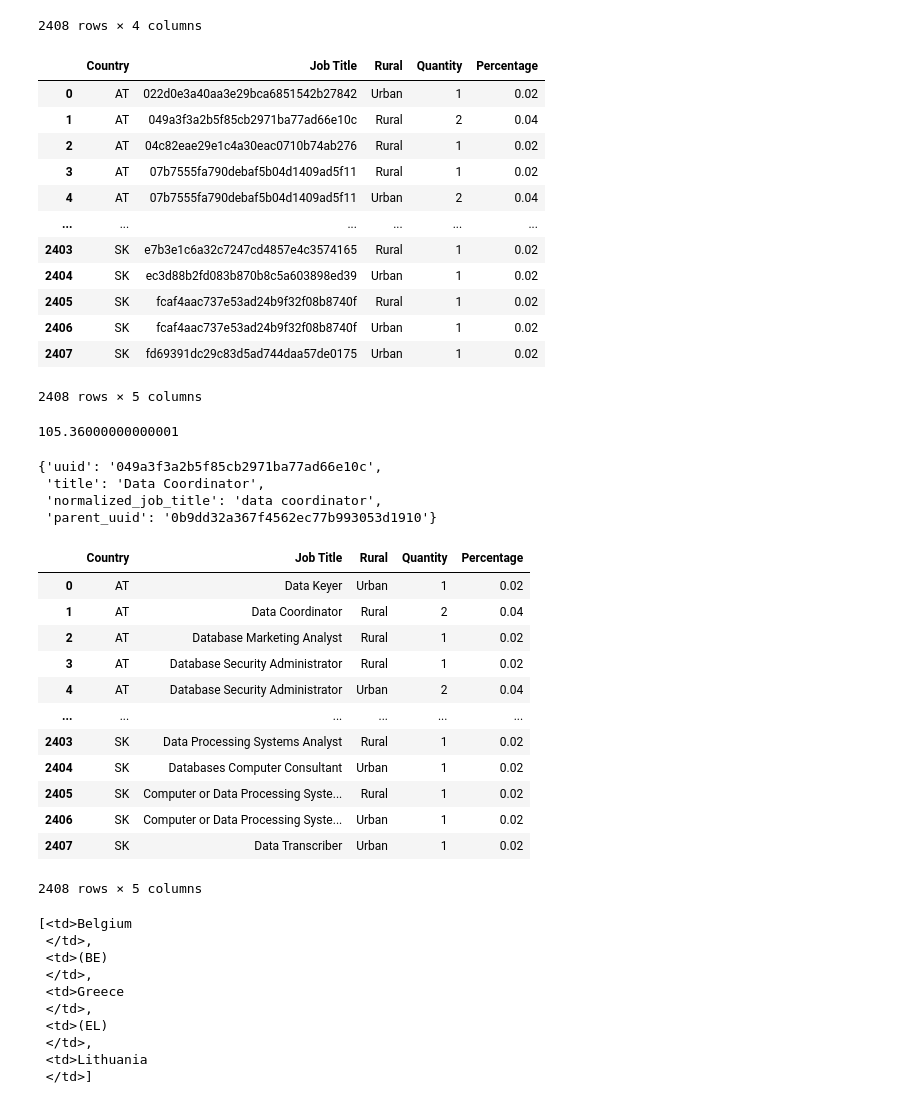
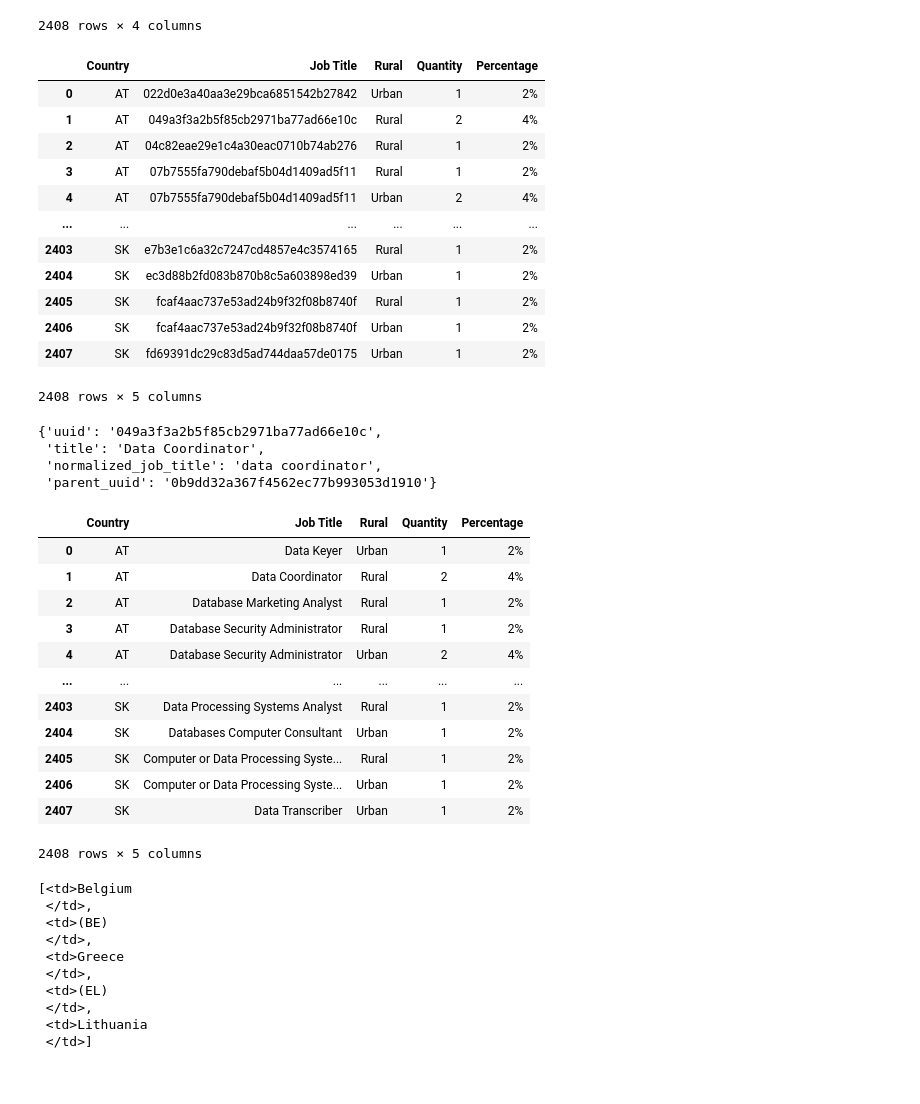
Before and after one commit to JaimeGarciaVel/ih_datamadpt1120_project_m1, a Jupyter notebook: your code/first_look.ipynb, the cells around one changed output. Cells and saved outputs as stored; diff of their text form; code cells hidden in the pictures.

```diff
--- a/your code/first_look.ipynb
+++ b/your code/first_look.ipynb
@@ -239,26 +239,22 @@ df_merge
 2408 rows × 4 columns
 # %%
 df_merge['Percentage'] = (df_merge['Quantity'] / df_merge['Quantity'].sum())* 100
-df_merge["Percentage"] = df_merge["Percentage"].round(2)
+df_merge["Percentage"] = df_merge["Percentage"].round(2).mul(100).astype(int).astype(str) + '%'
 df_merge
 # %% [output]
 |  | Country | Job Title | Rural | Quantity | Percentage |
-| 0 | AT | 022d0e3a40aa3e29bca6851542b27842 | Urban | 1 | 0.02 |
-| 1 | AT | 049a3f3a2b5f85cb2971ba77ad66e10c | Rural | 2 | 0.04 |
-| 2 | AT | 04c82eae29e1c4a30eac0710b74ab276 | Rural | 1 | 0.02 |
-| 3 | AT | 07b7555fa790debaf5b04d1409ad5f11 | Rural | 1 | 0.02 |
-| 4 | AT | 07b7555fa790debaf5b04d1409ad5f11 | Urban | 2 | 0.04 |
+| 0 | AT | 022d0e3a40aa3e29bca6851542b27842 | Urban | 1 | 2% |
+| 1 | AT | 049a3f3a2b5f85cb2971ba77ad66e10c | Rural | 2 | 4% |
+| 2 | AT | 04c82eae29e1c4a30eac0710b74ab276 | Rural | 1 | 2% |
+| 3 | AT | 07b7555fa790debaf5b04d1409ad5f11 | Rural | 1 | 2% |
+| 4 | AT | 07b7555fa790debaf5b04d1409ad5f11 | Urban | 2 | 4% |
 | ... | ... | ... | ... | ... | ... |
-| 2403 | SK | e7b3e1c6a32c7247cd4857e4c3574165 | Rural | 1 | 0.02 |
-| 2404 | SK | ec3d88b2fd083b870b8c5a603898ed39 | Urban | 1 | 0.02 |
-| 2405 | SK | fcaf4aac737e53ad24b9f32f08b8740f | Rural | 1 | 0.02 |
-| 2406 | SK | fcaf4aac737e53ad24b9f32f08b8740f | Urban | 1 | 0.02 |
-| 2407 | SK | fd69391dc29c83d5ad744daa57de0175 | Urban | 1 | 0.02 |
+| 2403 | SK | e7b3e1c6a32c7247cd4857e4c3574165 | Rural | 1 | 2% |
+| 2404 | SK | ec3d88b2fd083b870b8c5a603898ed39 | Urban | 1 | 2% |
+| 2405 | SK | fcaf4aac737e53ad24b9f32f08b8740f | Rural | 1 | 2% |
+| 2406 | SK | fcaf4aac737e53ad24b9f32f08b8740f | Urban | 1 | 2% |
+| 2407 | SK | fd69391dc29c83d5ad744daa57de0175 | Urban | 1 | 2% |
 2408 rows × 5 columns
-# %%
-df_merge["Percentage"].sum()
-# %% [output]
-105.36000000000001
 # %%
 #API
 jobs=df_merge['Job Title'].unique()
@@ -286,17 +282,17 @@ for i in df_merge['Job Title']:
 df_merge
 # %% [output]
 |  | Country | Job Title | Rural | Quantity | Percentage |
-| 0 | AT | Data Keyer | Urban | 1 | 0.02 |
-| 1 | AT | Data Coordinator | Rural | 2 | 0.04 |
-| 2 | AT | Database Marketing Analyst | Rural | 1 | 0.02 |
-| 3 | AT | Database Security Administrator | Rural | 1 | 0.02 |
-| 4 | AT | Database Security Administrator | Urban | 2 | 0.04 |
+| 0 | AT | Data Keyer | Urban | 1 | 2% |
+| 1 | AT | Data Coordinator | Rural | 2 | 4% |
+| 2 | AT | Database Marketing Analyst | Rural | 1 | 2% |
+| 3 | AT | Database Security Administrator | Rural | 1 | 2% |
+| 4 | AT | Database Security Administrator | Urban | 2 | 4% |
 | ... | ... | ... | ... | ... | ... |
-| 2403 | SK | Data Processing Systems Analyst | Rural | 1 | 0.02 |
-| 2404 | SK | Databases Computer Consultant | Urban | 1 | 0.02 |
-| 2405 | SK | Computer or Data Processing Syste... | Rural | 1 | 0.02 |
-| 2406 | SK | Computer or Data Processing Syste... | Urban | 1 | 0.02 |
-| 2407 | SK | Data Transcriber | Urban | 1 | 0.02 |
+| 2403 | SK | Data Processing Systems Analyst | Rural | 1 | 2% |
+| 2404 | SK | Databases Computer Consultant | Urban | 1 | 2% |
+| 2405 | SK | Computer or Data Processing Syste... | Rural | 1 | 2% |
+| 2406 | SK | Computer or Data Processing Syste... | Urban | 1 | 2% |
+| 2407 | SK | Data Transcriber | Urban | 1 | 2% |
 2408 rows × 5 columns
 # %%
 df_merge.to_csv('../data/df_merge.csv')
```
Also changed, not shown: parts of 2 cells of this notebook, 1 other file.
